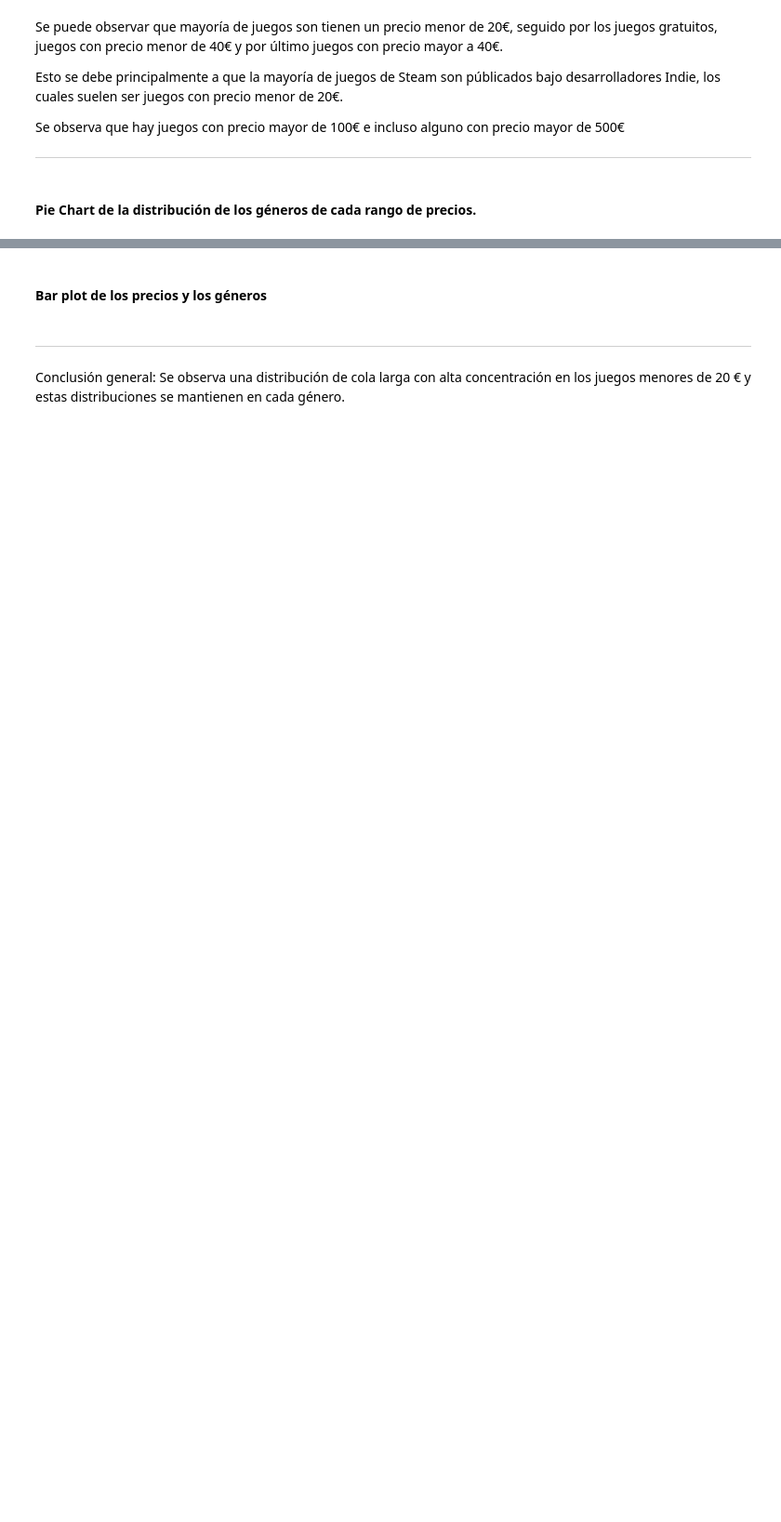
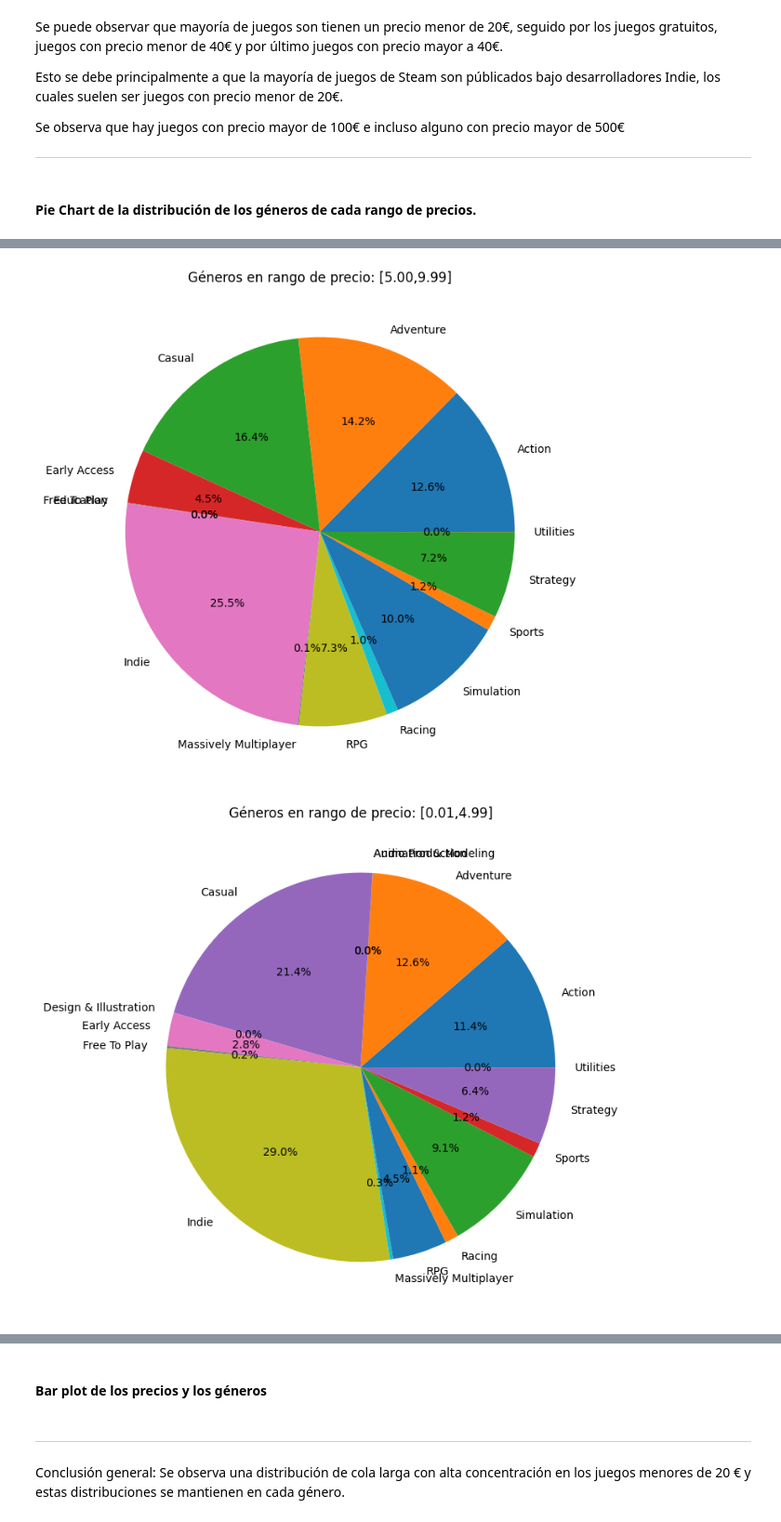
Before and after one commit to UCM-GIDIA-PD1/c2526-R4, a Jupyter notebook: src/2_Analisis/Analisis_distribucion_precios.ipynb, the cells around one changed output, grey strips where cells are left out. Shown at 93% size. Cells and saved outputs as stored; diff of their text form; code cells hidden in the pictures; blank space fills up the shorter version.

```diff
--- a/src/2_Analisis/Analisis_distribucion_precios.ipynb
+++ b/src/2_Analisis/Analisis_distribucion_precios.ipynb
@@ -14,18 +14,5 @@ from pathlib import Path
 # %% [markdown]
 Versión no generalizada (Poner tu identificador del dataset), las salidas e interpretaciones tienen que ser cambiadas cuando trabajemos con el dataset entero
 # %%
-base_dir = Path().resolve().parents[1] # Nos situamos en la carpeta del proyecto
-data_dir = base_dir / 'data' # cd data
-
-# No usa variable de entorno pues la ruta será el archivo final con todos los juegos,
-# no partes individuales de cada identificador
-ruta = Path(data_dir / f'info_steam_games_3.json.gz')
-
-if not ruta.exists():
-    raise FileNotFoundError(f'No se encuentra la ruta: {ruta}')
-
-with gzip.open(ruta, 'rt', encoding='UTF-8') as f:
-    data = json.load(f)
-
-df = pd.DataFrame(data['data'])
-df
+df = pd.read_parquet('../../data/games_info.parquet')
+df.head(5)
@@ -36,4 +25,0 @@ Dividir cada clave dentro de appdetails en una columna del dataframe
-# %%
-# Cada clave de appdetails se vuelve una columna del DataFrame
-df = df.join(df['appdetails'].apply(pd.Series))
-df
@@ -125,0 +67,7 @@ Se observa que hay juegos con precio mayor de 100€ e incluso alguno con precio
+# %%
+df["genres"] = df["genres"].apply(lambda x: x.replace("[", ""))
+df["genres"] = df["genres"].apply(lambda x: x.replace("]", ""))
+df["genres"] = df["genres"].apply(lambda x: x.replace("\n", ""))
+df["genres"] = df["genres"].apply(lambda x: x.replace(",", ""))
+df["genres"] = df["genres"].apply(lambda x: x.split(" "))
+df.head(5)
@@ -126,26 +81,26 @@ Se observa que hay juegos con precio mayor de 100€ e incluso alguno con precio
 # %%
 # Por cada genero del array de 'genres', crea una fila por cada miembro del array
 df_exploded = df.explode('genres')
 df_exploded
 
 # Agrupamos en una tabla los juegos por precio y género
 price_genre_counts = df_exploded.groupby(['price_range', 'genres']).size().unstack(fill_value=0)
 
-price_order = ['Free', '[0.01,19.99]', '[20,39.99]', '>40']
+price_order = df['price_range'].unique()
 
-fig, ax = plt.subplots(2, 2, figsize=(15, 12))
-ax = ax.flatten()
-
-for ax, price_range in zip(ax, price_order):
+for price_range in price_order:
+    plt.figure(figsize=(8,8))
     genre_counts = price_genre_counts.loc[price_range]
     genre_counts = genre_counts[genre_counts > 0]
 
-    ax.pie(
+    plt.pie(
         genre_counts.values,
         labels=genre_counts.index,
         autopct='%1.1f%%',
     )
-    ax.set_title(f'Géneros en rango de precio: {price_range}')
+    plt.title(f'Géneros en rango de precio: {price_range}')
 
-plt.tight_layout()
-plt.show()
+    plt.show()
+# %% [output]
+[figure, added]
+[figure, added]
```
Also changed, not shown: parts of 12 cells of this notebook, 14 other files.
